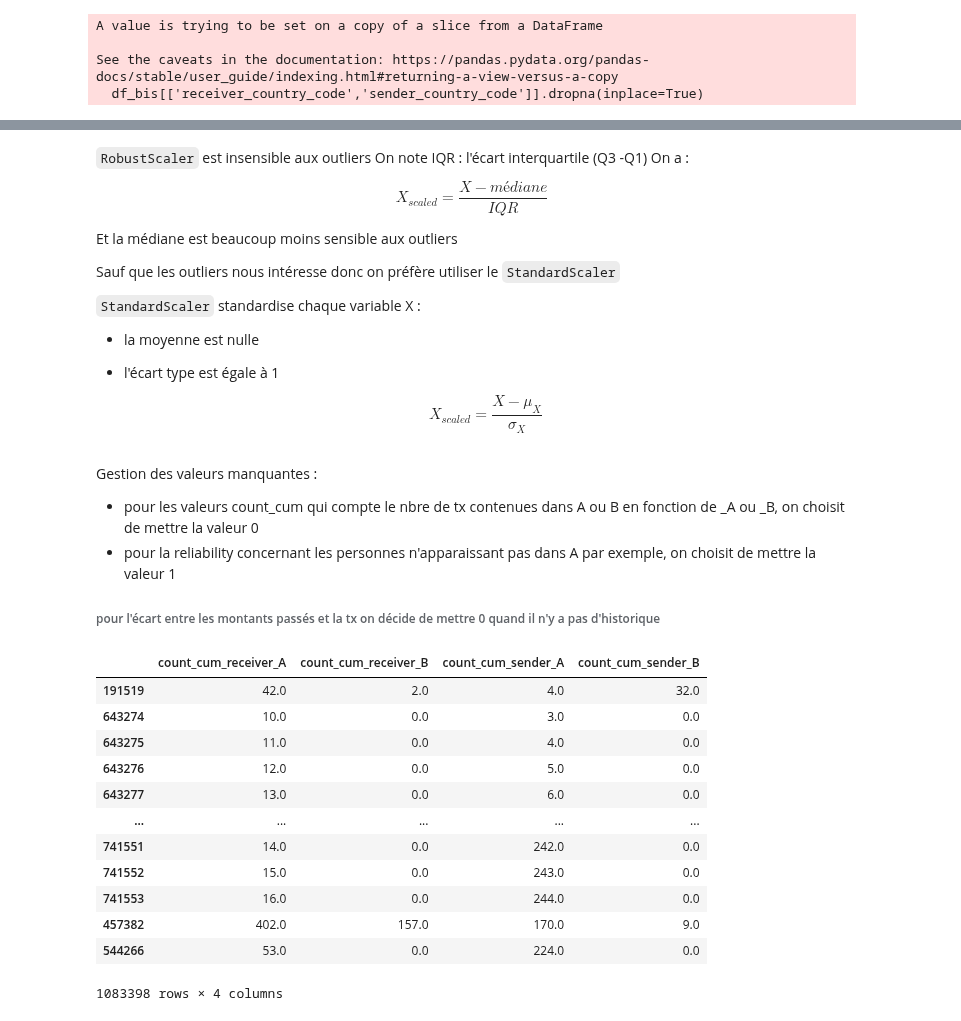
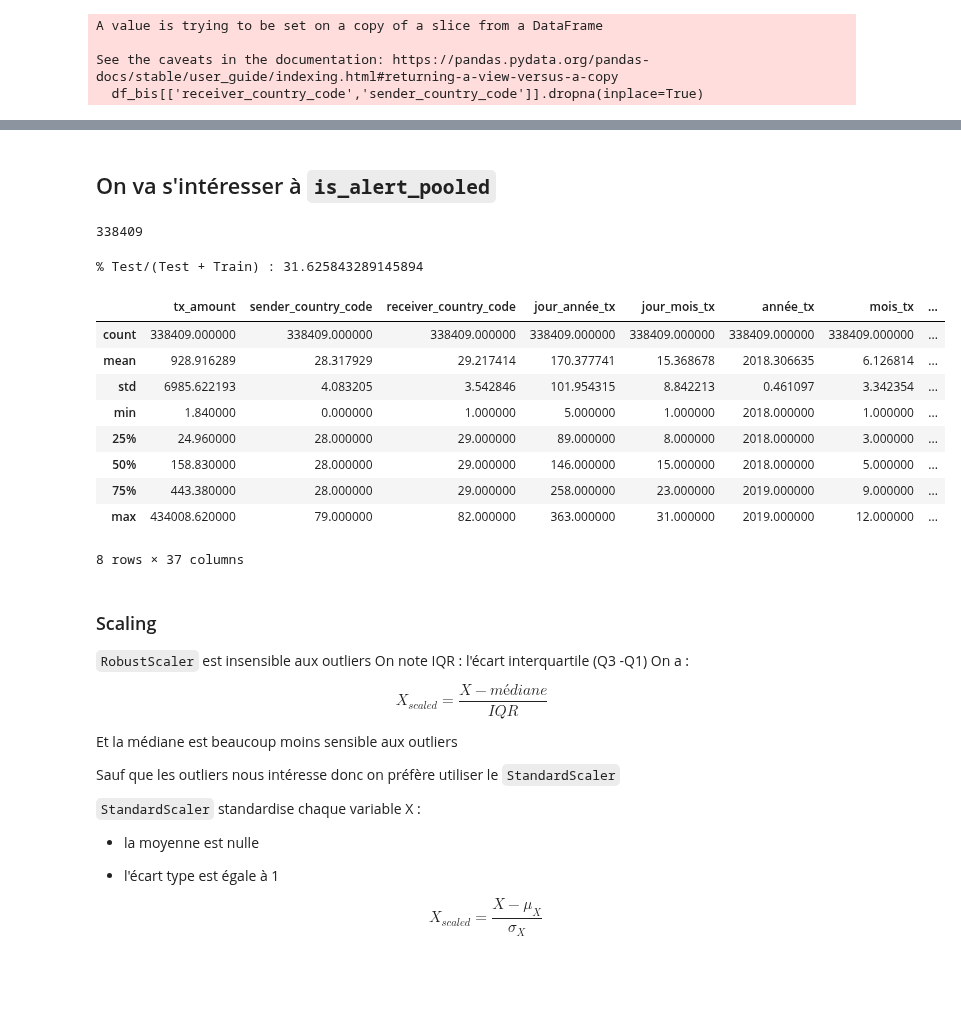
Before and after one commit to CorentinPernot/Statapp, a Jupyter notebook: Notebook/modé.ipynb, the cells around one changed output, grey strips where cells are left out. Saved outputs shown, nothing was run; the diff lists cells and outputs as text; code cells hidden in the pictures; blank space fills up the shorter version.

```diff
--- a/Notebook/modé.ipynb
+++ b/Notebook/modé.ipynb
@@ -164,3 +253,5 @@ See the caveats in the documentation: https://pandas.pydata.org/pandas-docs/stab
+# %% [markdown]
+## On va s'intéresser à `is_alert_pooled`
 # %%
 from sklearn.preprocessing import StandardScaler
 from sklearn.preprocessing import MinMaxScaler
@@ -172,7 +263,50 @@ from sklearn.linear_model import LogisticRegression
 from sklearn.ensemble import RandomForestClassifier
 from sklearn.neighbors import KNeighborsClassifier
 from sklearn.metrics import classification_report,confusion_matrix
+# %%
+# On fixe une date t
+# On va prédire le caractère frauduleux de la tx en ne prenant que les tx passées
+import datetime
+
+time = datetime.datetime(2019, 5, 16)
+#Horizon à un mois
+time_1_month = time + datetime.timedelta(days=200)
+
+
+df_3 = filter_df(time, df_bis)
+
+X_train=df_3.drop(['is_alert_pooled', 'sender_birth_date', 'receiver_birth_date','timestamp'],axis=1)
+y_train= df_3['is_alert_pooled']
+
+X_t=X_train.copy()
+len(X_train)
+# %% [output]
+338409
+# %%
+# On ne prend que les valeurs du mois prochain
+df4 = df_bis[(df_bis.timestamp<time_1_month)&(df_bis.timestamp>=time)]
+
+X_test = df4.drop(['is_alert_pooled','is_alert_pooled', 'sender_birth_date', 'receiver_birth_date','timestamp'],axis=1)
+y_test = df4['is_alert_pooled']
+print("% Test/(Test + Train) : "+  str(len(X_test)/(len(X_train)+len(X_test))*100))
+# %% [output]
+% Test/(Test + Train) : 31.625843289145894
+# %%
+X_train.describe()
+# %% [output]
+|  | tx_amount | sender_country_code | receiver_country_code | jour_année_tx | jour_mois_tx | année_tx | mois_tx | ... |
+| count | 338409.000000 | 338409.000000 | 338409.000000 | 338409.000000 | 338409.000000 | 338409.000000 | 338409.000000 | ... |
+| mean | 928.916289 | 28.317929 | 29.217414 | 170.377741 | 15.368678 | 2018.306635 | 6.126814 | ... |
+| std | 6985.622193 | 4.083205 | 3.542846 | 101.954315 | 8.842213 | 0.461097 | 3.342354 | ... |
+| min | 1.840000 | 0.000000 | 1.000000 | 5.000000 | 1.000000 | 2018.000000 | 1.000000 | ... |
+| 25% | 24.960000 | 28.000000 | 29.000000 | 89.000000 | 8.000000 | 2018.000000 | 3.000000 | ... |
+| 50% | 158.830000 | 28.000000 | 29.000000 | 146.000000 | 15.000000 | 2018.000000 | 5.000000 | ... |
+| 75% | 443.380000 | 28.000000 | 29.000000 | 258.000000 | 23.000000 | 2019.000000 | 9.000000 | ... |
+| max | 434008.620000 | 79.000000 | 82.000000 | 363.000000 | 31.000000 | 2019.000000 | 12.000000 | ... |
+8 rows × 37 columns
 # %% [markdown]
+### Scaling
+
 `RobustScaler` est insensible aux outliers
 On note IQR : l'écart interquartile (Q3 -Q1)
 On a :
@@ -189,10 +323,3 @@ Sauf que les outliers nous intéresse donc on préfère utiliser le `StandardSca
 - l'écart type est égale à 1
 
     $$ X_{scaled}=\frac{X - \mu_X}{\sigma_X} $$
-# %% [markdown]
-Gestion des valeurs manquantes  :
-- pour les valeurs count_cum qui compte le nbre de tx contenues dans A ou B en fonction de _A ou _B, on choisit de mettre la valeur 0
-- pour la reliability concernant les personnes n'apparaissant pas dans A par exemple, on choisit de mettre la valeur 1
-
-
-######  pour l'écart entre les montants passés et la tx on décide de mettre 0 quand il n'y a pas d'historique
@@ -203,17 +325,0 @@ df_bis[['ecarts_tx_received_A','ecarts_tx_received_B','ecarts_tx_sent_A', 'ecart
-# %%
-df_bis[['count_cum_receiver_A','count_cum_receiver_B','count_cum_sender_A','count_cum_sender_B']].fillna(0)
-df_bis[['count_cum_receiver_A','count_cum_receiver_B','count_cum_sender_A','count_cum_sender_B']].fillna(0)
-# %% [output]
-|  | count_cum_receiver_A | count_cum_receiver_B | count_cum_sender_A | count_cum_sender_B |
-| 191519 | 42.0 | 2.0 | 4.0 | 32.0 |
-| 643274 | 10.0 | 0.0 | 3.0 | 0.0 |
-| 643275 | 11.0 | 0.0 | 4.0 | 0.0 |
-| 643276 | 12.0 | 0.0 | 5.0 | 0.0 |
-| 643277 | 13.0 | 0.0 | 6.0 | 0.0 |
-| ... | ... | ... | ... | ... |
-| 741551 | 14.0 | 0.0 | 242.0 | 0.0 |
-| 741552 | 15.0 | 0.0 | 243.0 | 0.0 |
-| 741553 | 16.0 | 0.0 | 244.0 | 0.0 |
-| 457382 | 402.0 | 157.0 | 170.0 | 9.0 |
-| 544266 | 53.0 | 0.0 | 224.0 | 0.0 |
-1083398 rows × 4 columns
```
Also changed, not shown: parts of 33 cells of this notebook.
